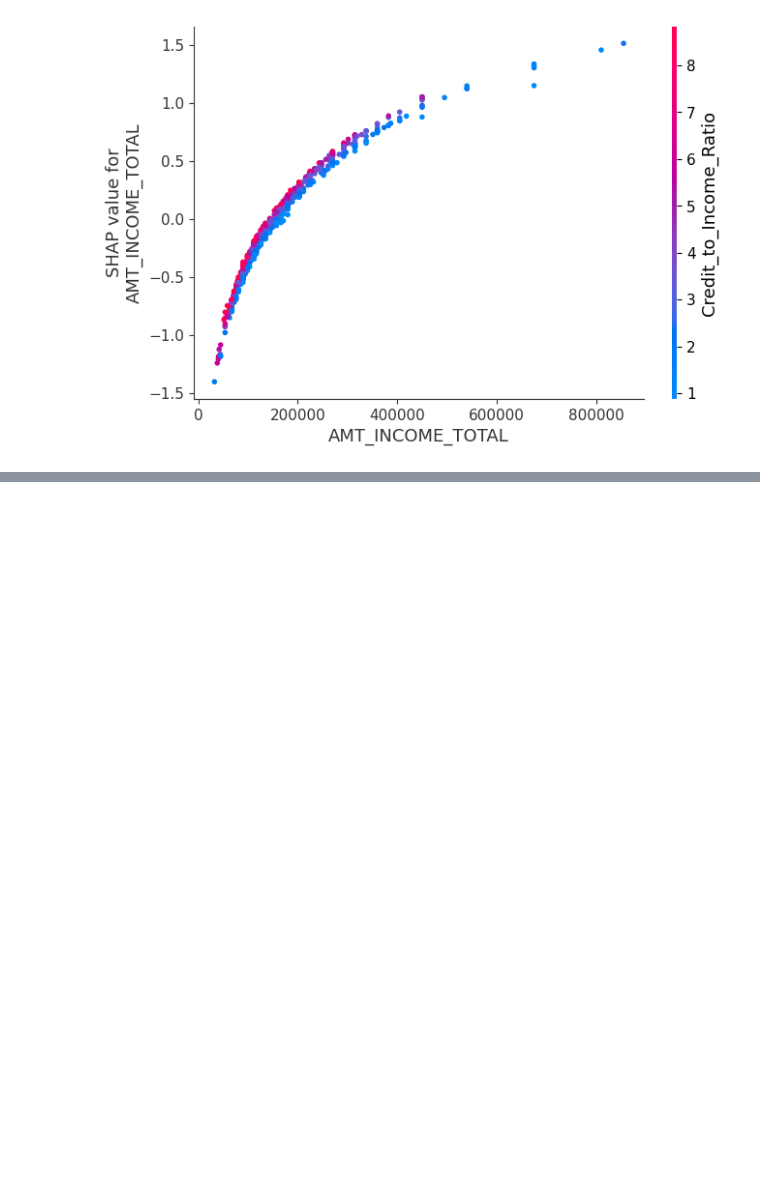
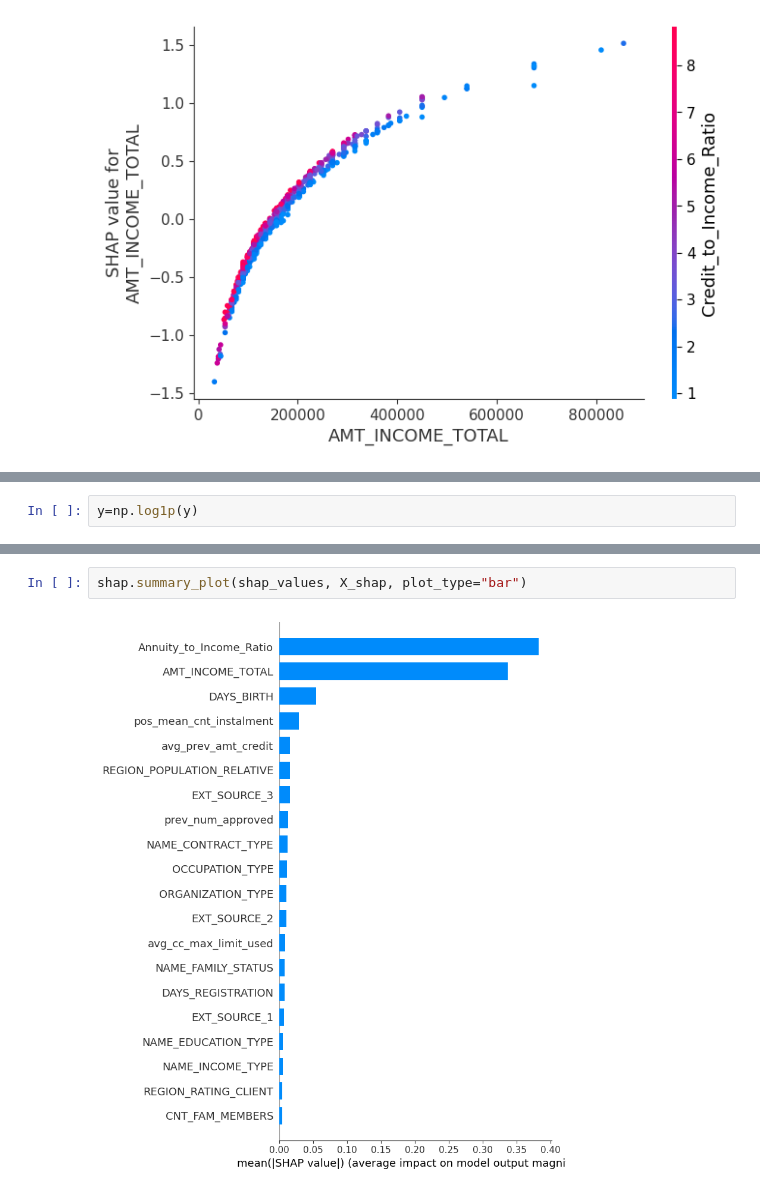
Before and after one commit to Parvrajchauhan/fintech-loan-predictor, a Jupyter notebook: Notebooks/Regression.ipynb, the cells around one changed output, grey strips where cells are left out. Saved outputs shown, nothing was run; the diff lists cells and outputs as text; blank space fills up the shorter version.

```diff
--- a/Notebooks/Regression.ipynb
+++ b/Notebooks/Regression.ipynb
@@ -744,0 +980,2 @@ shap.dependence_plot(
+# %%
+y=np.log1p(y)
@@ -744,0 +1098,4 @@ shap.dependence_plot(
+# %%
+shap.summary_plot(shap_values, X_shap, plot_type="bar")
+# %% [output]
+[figure, added]
```
Also changed, not shown: parts of 39 cells of this notebook, 16 other files.
